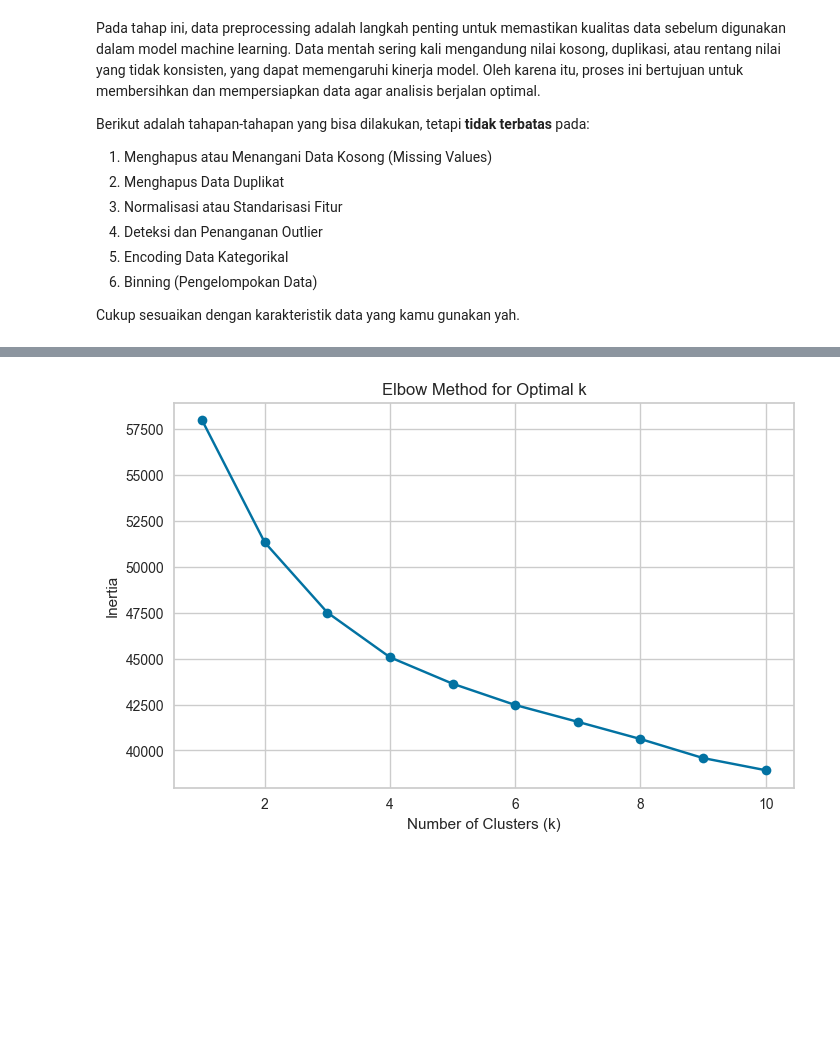
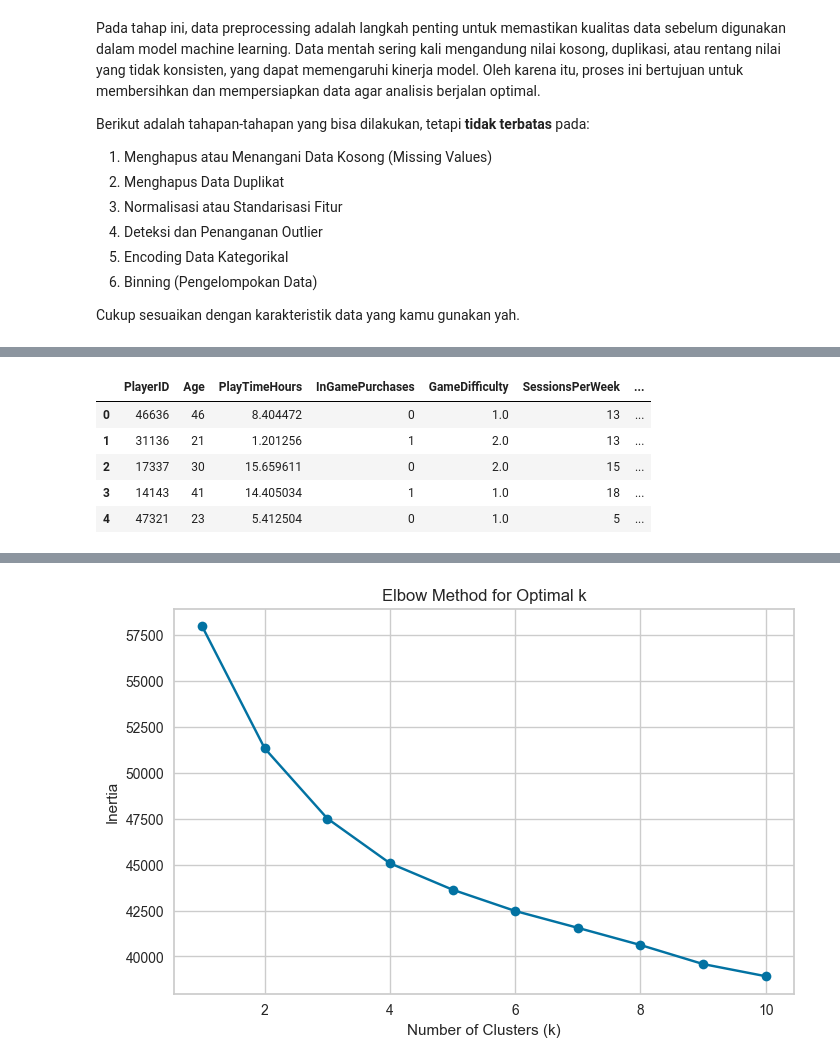
Before and after one commit to M4tchaa/submission-ml, a Jupyter notebook: aruri.ipynb, the cells around one changed output, grey strips where cells are left out. Cells and saved outputs as stored; diff of their text form; code cells hidden in the pictures; blank space fills up the shorter version.

```diff
--- a/aruri.ipynb
+++ b/aruri.ipynb
@@ -225,0 +223,16 @@ X_processed = preprocessor.fit_transform(df)
+# %%
+# One-Hot Encoding untuk Gender, Location, dan GameGenre
+df_encoded = pd.get_dummies(df, columns=["Gender", "Location", "GameGenre"], drop_first=True)
+
+# Label Encoding untuk GameDifficulty
+encoder = OrdinalEncoder(categories=[["Easy", "Medium", "Hard"]])
+df_encoded["GameDifficulty"] = encoder.fit_transform(df[["GameDifficulty"]])
+
+df_encoded.head()
+# %% [output]
+|  | PlayerID | Age | PlayTimeHours | InGamePurchases | GameDifficulty | SessionsPerWeek | ... |
+| 0 | 46636 | 46 | 8.404472 | 0 | 1.0 | 13 | ... |
+| 1 | 31136 | 21 | 1.201256 | 1 | 2.0 | 13 | ... |
+| 2 | 17337 | 30 | 15.659611 | 0 | 2.0 | 15 | ... |
+| 3 | 14143 | 41 | 14.405034 | 1 | 1.0 | 18 | ... |
+| 4 | 47321 | 23 | 5.412504 | 0 | 1.0 | 5 | ... |
```
Also changed, not shown: parts of 9 cells of this notebook, 1 other file.
